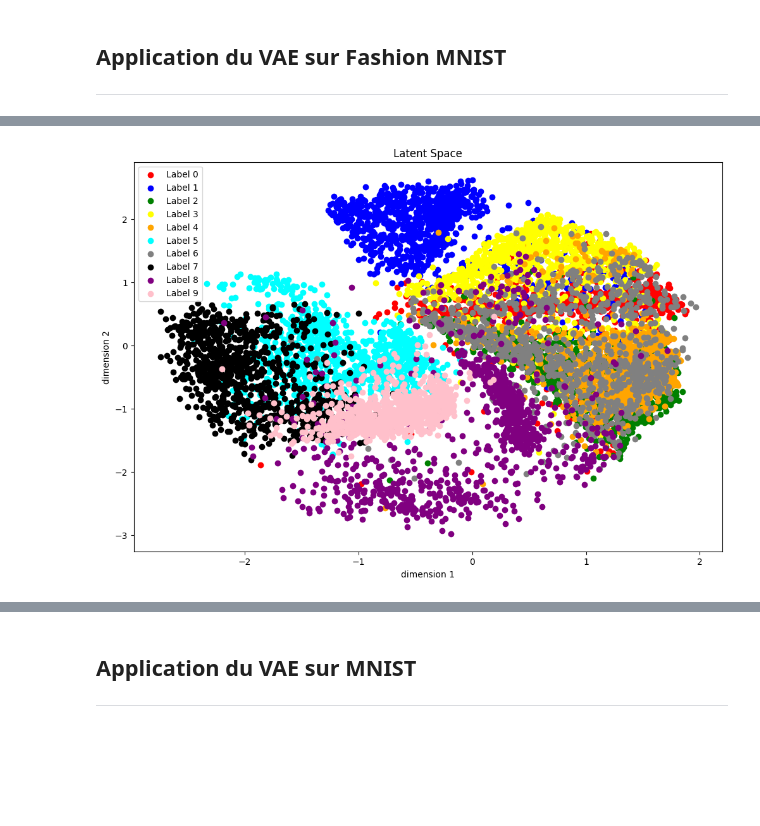
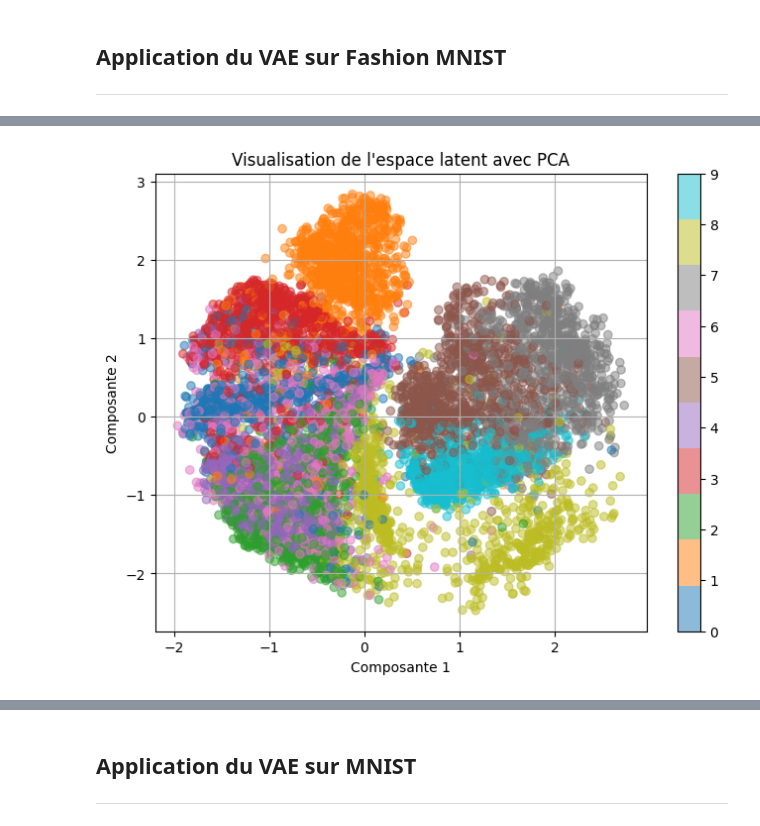
Before and after one commit to Jalalbaim/Auto-Encoder, a Jupyter notebook: Variational_Auto_Encoder_.ipynb, the cells around one changed output, grey strips where cells are left out. Saved outputs shown, nothing was run; the diff lists cells and outputs as text; code cells hidden in the pictures; blank space fills up the shorter version.

```diff
--- a/Variational_Auto_Encoder_.ipynb
+++ b/Variational_Auto_Encoder_.ipynb
@@ -288,0 +265,39 @@ def visualize_latent_space(model, dataloader, device):
+# %%
+def visualize_latent_space(model, dataloader, device, method='pca'):
+    """
+    Visualise l'espace latent d'un modèle VAE utilisant PCA ou t-SNE.
+
+    Args:
+    - method: Méthode de réduction de dimension ('pca' ou 'tsne').
+    """
+    model.eval()
+    z_means = []
+    labels = []
+
+    with torch.no_grad():
+        for data, label in dataloader:
+            data = data.to(device)
+            _, z_mean, _, _ = model(data)
+            z_means.append(z_mean)
+            labels.append(label)
+
+    z_means = torch.cat(z_means).cpu().numpy()
+    labels = torch.cat(labels).cpu().numpy()
+
+    if method == 'pca':
+        pca = PCA(n_components=2)
+        z_reduced = pca.fit_transform(z_means)
+    elif method == 'tsne':
+        tsne = TSNE(n_components=2, perplexity=30, n_iter=300)
+        z_reduced = tsne.fit_transform(z_means)
+    else:
+        raise ValueError("Méthode non supportée. Utilisez 'pca' ou 'tsne'.")
+
+    plt.figure(figsize=(8, 6))
+    scatter = plt.scatter(z_reduced[:, 0], z_reduced[:, 1], c=labels, cmap='tab10', alpha=0.5)
+    plt.colorbar(scatter)
+    plt.title(f'Visualisation de l\'espace latent avec {method.upper()}')
+    plt.xlabel('Composante 1')
+    plt.ylabel('Composante 2')
+    plt.grid(True)
+    plt.show()
@@ -373,4 +409,4 @@ visualize_reconstructions(vae_FMNIST, test_dataloader)
 # %%
-visualize_latent_space(vae_FMNIST, test_dataloader, device)
+visualize_latent_space(vae_FMNIST, test_dataloader, device ,method='pca')
 # %% [output]
-[figure, old version]
+[figure, new version]
```
Also changed, not shown: parts of 35 cells of this notebook.
